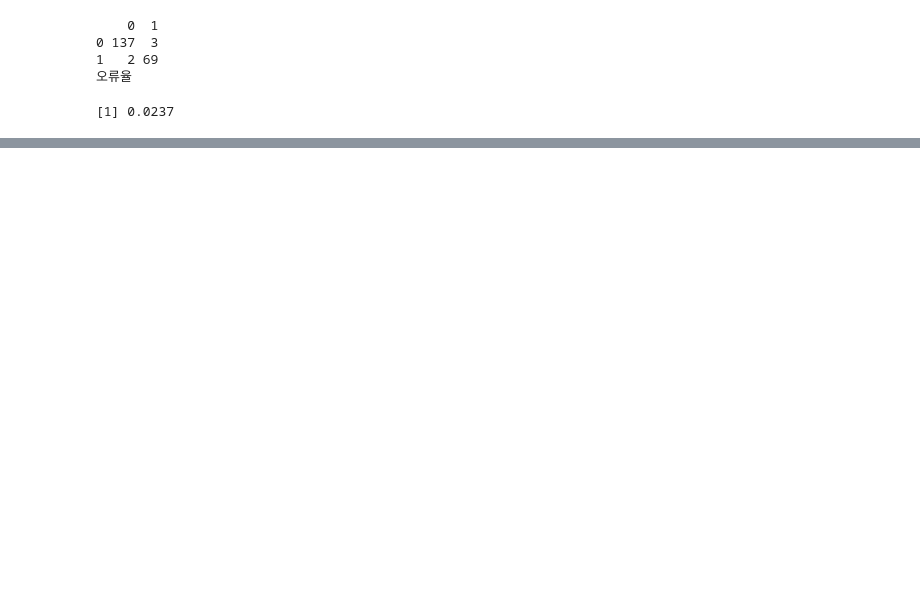
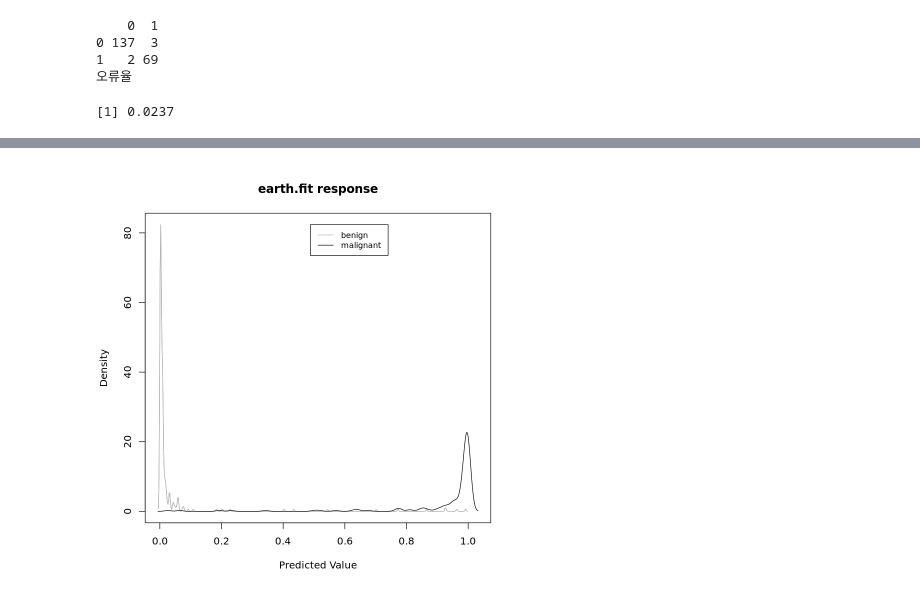
Before and after one commit to zzkl27/DataMining, a Jupyter notebook: R/Basic/선형회귀분석.ipynb, the cells around one changed output, grey strips where cells are left out. Saved outputs shown, nothing was run; the diff lists cells and outputs as text; code cells hidden in the pictures; blank space fills up the shorter version.

```diff
--- a/R/Basic/선형회귀분석.ipynb
+++ b/R/Basic/선형회귀분석.ipynb
@@ -876,0 +1209,4 @@ misClassError(testY, test.probs) # 오류율
+# %%
+plotd(earth.fit) # 크래스 라벨에 딸느 예측 확률 밀도 함수 도표를 엊을 수 있다.
+# %% [output]
+[figure, added]
```
Also changed, not shown: parts of 38 cells of this notebook.
